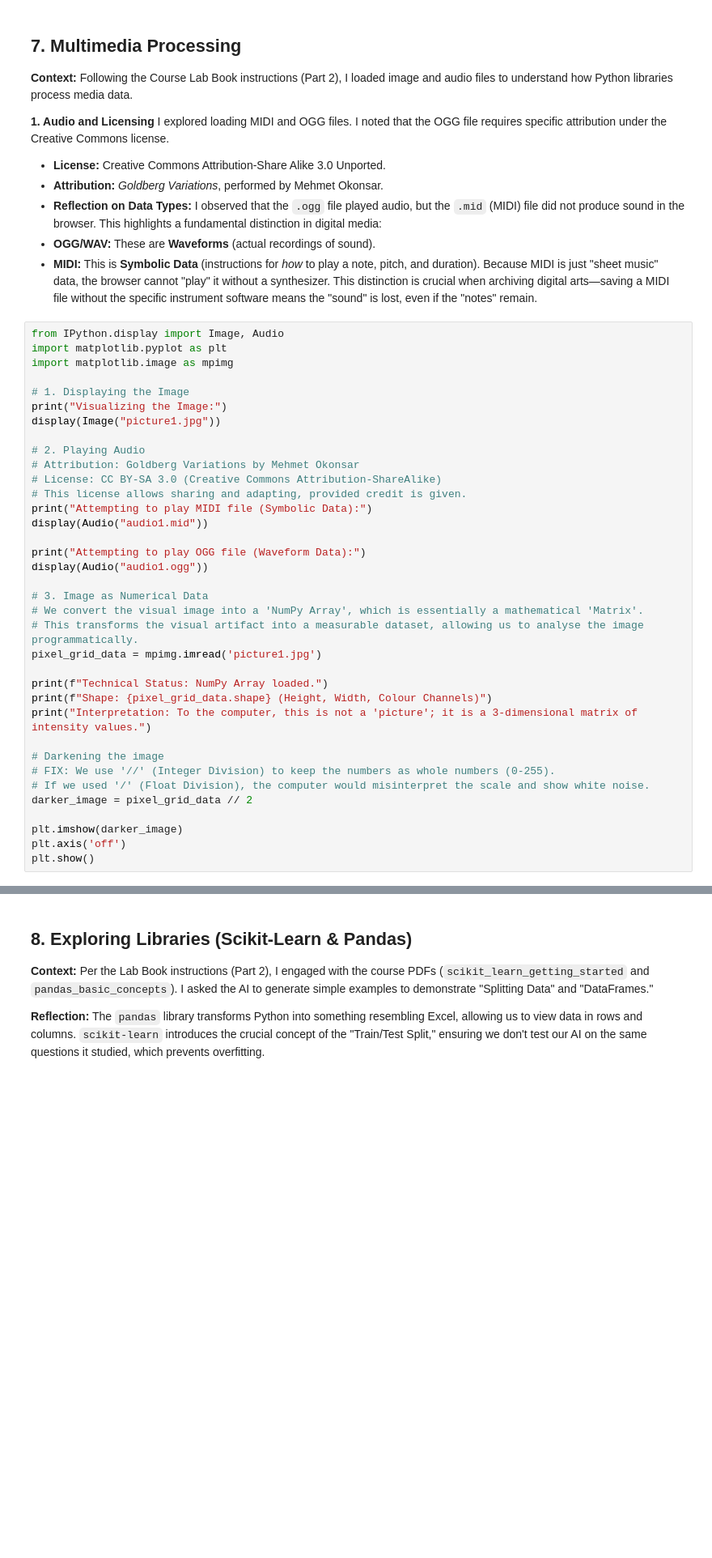
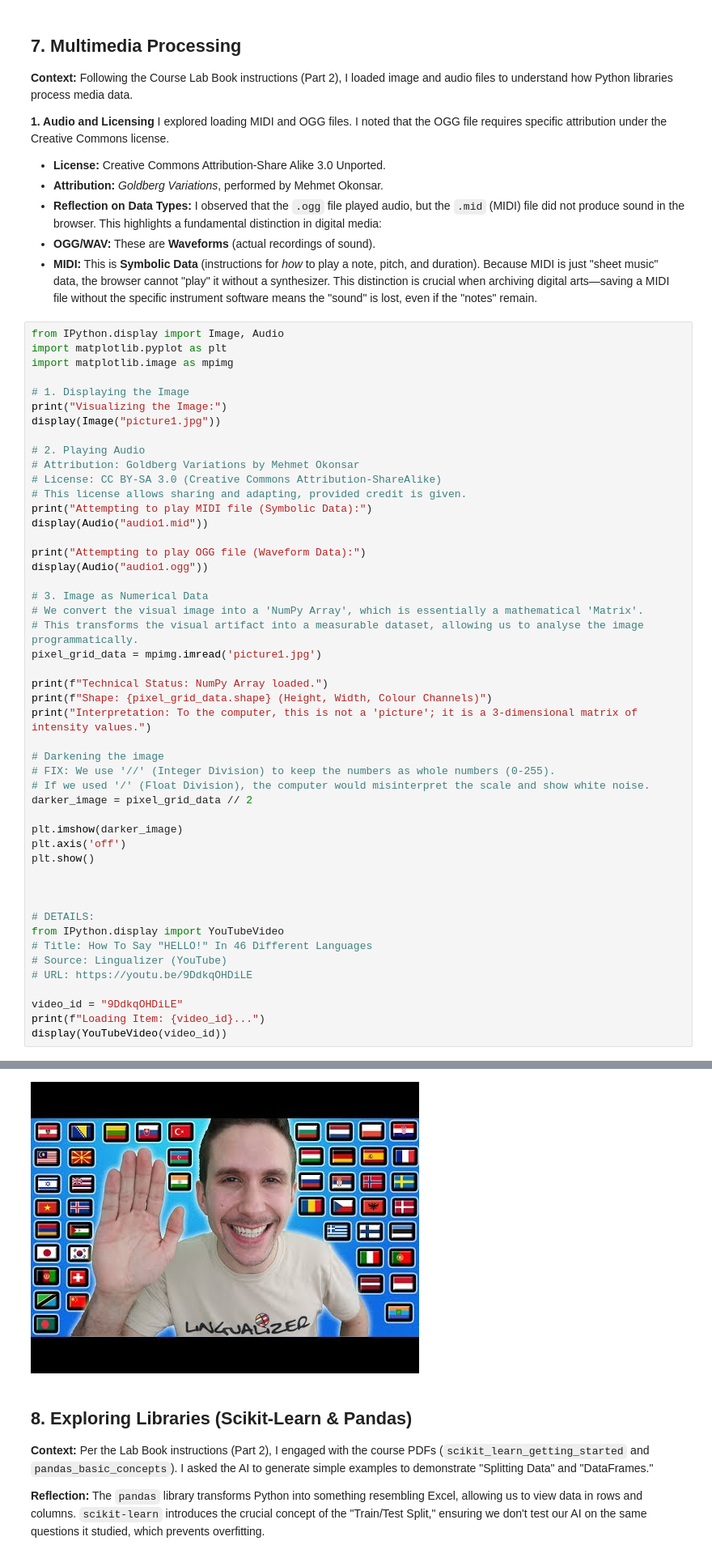
Before and after one commit to evoqiherqc/ai-for-the-arts, a Jupyter notebook: coding_exercises.ipynb, the cells around one changed output, grey strips where cells are left out. Shown at 81% size. Cells and saved outputs as stored; diff of their text form; blank space fills up the shorter version.

Commit message:
youtube added and dictionariy exapmle moved

```diff
--- a/coding_exercises.ipynb
+++ b/coding_exercises.ipynb
@@ -151,6 +193,18 @@ darker_image = pixel_grid_data // 2
 plt.imshow(darker_image)
 plt.axis('off')
 plt.show()
+
+
+
+# DETAILS:
+from IPython.display import YouTubeVideo
+# Title: How To Say "HELLO!" In 46 Different Languages
+# Source: Lingualizer (YouTube)
+# URL: https://youtu.be/9DdkqOHDiLE
+
+video_id = "9DdkqOHDiLE"
+print(f"Loading Item: {video_id}...")
+display(YouTubeVideo(video_id))
 # %% [output]
 Visualizing the Image:
 [figure]
@@ -165,3 +220,4 @@ Interpretation: To the computer, this is not a 'picture'; it is a 3-dimensional
+[figure, added]
 # %% [markdown]
 ## 8. Exploring Libraries (Scikit-Learn & Pandas)
 **Context:** Per the Lab Book instructions (Part 2), I engaged with the course PDFs (`scikit_learn_getting_started` and `pandas_basic_concepts`). I asked the AI to generate simple examples to demonstrate "Splitting Data" and "DataFrames."
```
Also changed, not shown: parts of 3 cells of this notebook, 1 other file.
